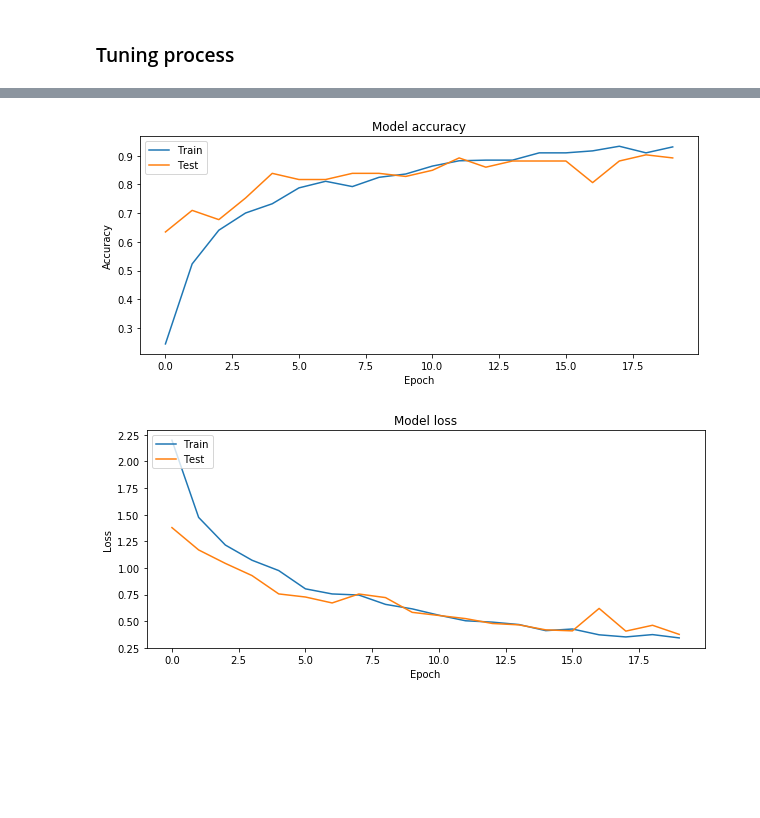
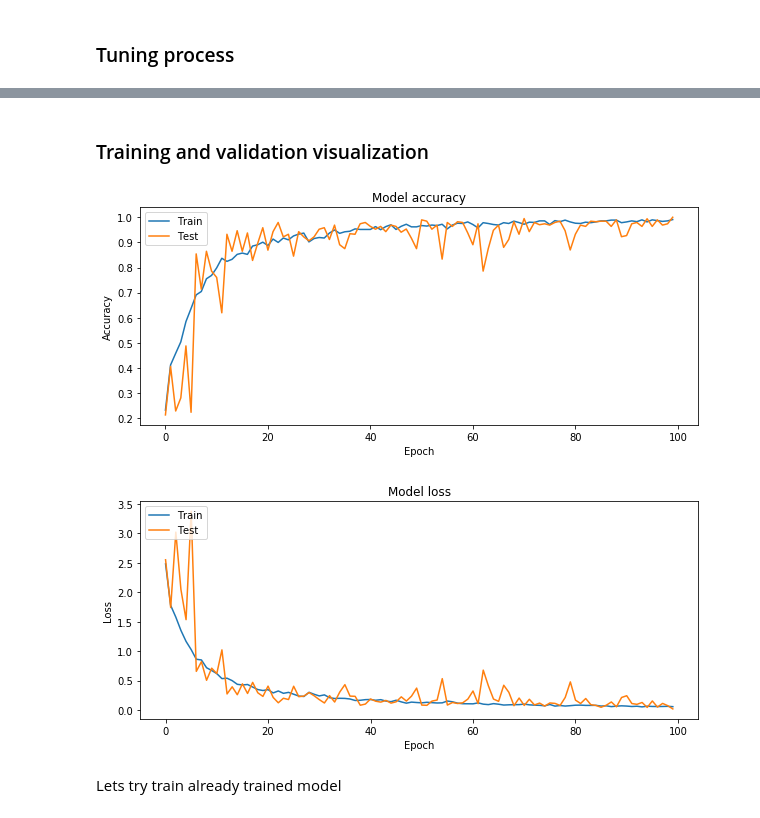
Before and after one commit to ghstjke/Fonts_Classifier, a Jupyter notebook: fonts_classifier.ipynb, the cells around one changed output, grey strips where cells are left out. Drawn from its saved outputs; the diff is of its cells as text; code cells hidden in the pictures; blank space fills up the shorter version.

```diff
--- a/fonts_classifier.ipynb
+++ b/fonts_classifier.ipynb
@@ -230,9 +279,0 @@ because we preffer non overfitted model.
-# %%
-batch_sizes = [10,16,32] #grid search
-epochs = 20
-IMG_SIZE = X.shape[1:]
-# dropout random gen in [0,1]
-drop_1_b = [0,0.5]
-drop_2_b = [0.5,0.7]
-unit_b = [24,64]
-num_experiments = 3 #for each batch
@@ -238,0 +373,12 @@ num_experiments = 3 #for each batch
+# %%
+scorelist = []
+for model in models:
+    model.compile(loss='categorical_crossentropy', metrics=['accuracy'], optimizer='adam')
+    history, score = datagen(model,'./Synthetic_dataset/train', './Synthetic_dataset/val', './Synthetic_dataset/test',\
+                      verbose=0, img_size=(32,32), batch_size=32, epochs=30, nb_train_samples=1000,\
+                      nb_validation_samples=200, nb_test_samples = 200)
+    scorelist.append(score[1])
+print(scorelist)
+argmax = np.argmax(scorelist)
+print('The best model is model ', argmax+1)
+model = models[argmax]
@@ -297,0 +540,12 @@ train score [0.5243641978584677, 0.8709677364419682]
+# %%
+test_datagen = ImageDataGenerator(rescale = 1./255.,)
+
+test_generator = test_datagen.flow_from_directory(
+    directory='./Synthetic_dataset/test/',
+    batch_size=32,
+    color_mode='grayscale',
+    target_size=(32,32))
+acc_adam = []
+for i in range(5):
+    acc_adam.append(best_model_adam.evaluate_generator(generator=test_generator, steps=200, verbose = 1)[1])
+print(np.mean(acc_adam))
@@ -396,23 +725,27 @@ train score [0.5243641978584677, 0.8709677364419682]
+# %% [markdown]
+### Training and validation visualization
 # %%
 # Plot training & validation accuracy values
 plt.figure(figsize=(10,4))
-plt.plot(history_best_top.history['acc'])
-plt.plot(history_best_top.history['val_acc'])
+plt.plot(best_model.history.history['acc'])
+plt.plot(best_model.history.history['val_acc'])
 plt.title('Model accuracy')
 plt.ylabel('Accuracy')
 plt.xlabel('Epoch')
 plt.legend(['Train', 'Test'], loc='upper left')
 plt.show()
 
 # Plot training & validation loss values
 plt.figure(figsize=(10,4))
-plt.plot(history_best_top.history['loss'])
-plt.plot(history_best_top.history['val_loss'])
+plt.plot(best_model.history.history['loss'])
+plt.plot(best_model.history.history['val_loss'])
 plt.title('Model loss')
 plt.ylabel('Loss')
 plt.xlabel('Epoch')
 plt.legend(['Train', 'Test'], loc='upper left')
 plt.show()
 # %% [output]
-[figure, old version]
+[figure, new version]
-[figure, old version]
+[figure, new version]
+# %% [markdown]
+Lets try train already trained model
```
Also changed, not shown: parts of 56 cells of this notebook, 7 other files.
